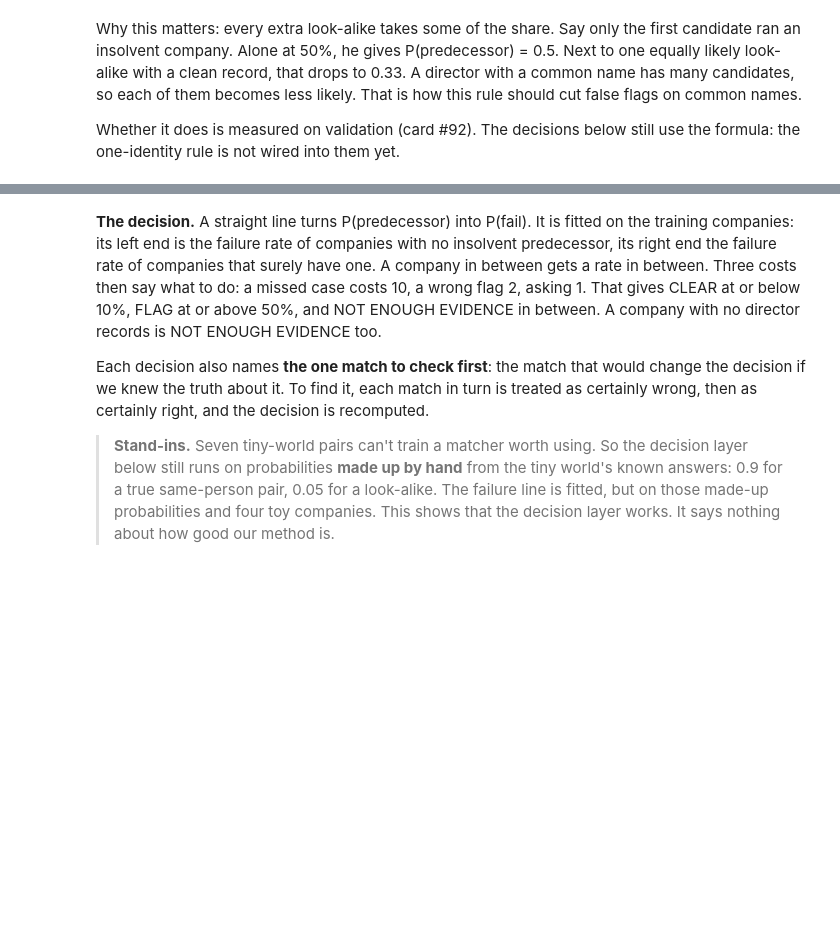
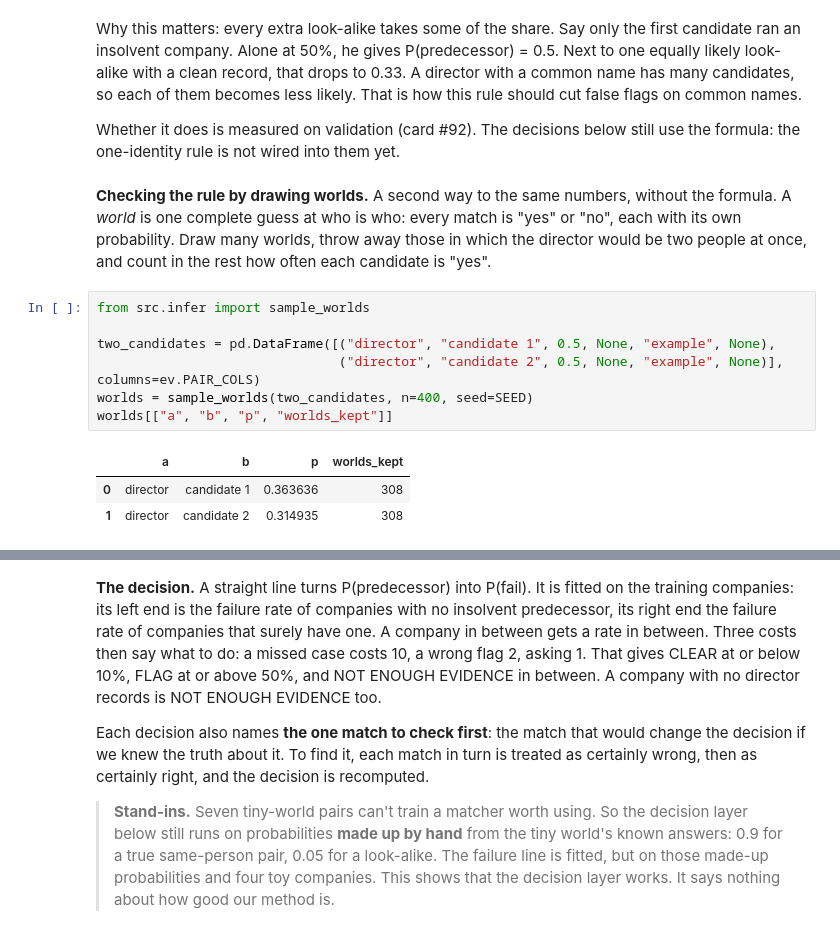
Before and after one commit to C-Nietzschmann/veritas-hackathon, a Jupyter notebook: notebooks/main.ipynb, the cells around one changed output, grey strips where cells are left out. Drawn from its saved outputs; the diff is of its cells as text; blank space fills up the shorter version.

```diff
--- a/notebooks/main.ipynb
+++ b/notebooks/main.ipynb
@@ -230,3 +230,16 @@ he is one of the two: 0.667 (the formula above said 0.75)
 Why this matters: every extra look-alike takes some of the share. Say only the first candidate ran an insolvent company. Alone at 50%, he gives P(predecessor) = 0.5. Next to one equally likely look-alike with a clean record, that drops to 0.33. A director with a common name has many candidates, so each of them becomes less likely. That is how this rule should cut false flags on common names.
 
 Whether it does is measured on validation (card #92). The decisions below still use the formula: the one-identity rule is not wired into them yet.
+# %% [markdown]
+**Checking the rule by drawing worlds.** A second way to the same numbers, without the formula. A *world* is one complete guess at who is who: every match is "yes" or "no", each with its own probability. Draw many worlds, throw away those in which the director would be two people at once, and count in the rest how often each candidate is "yes".
+# %%
+from src.infer import sample_worlds
+
+two_candidates = pd.DataFrame([("director", "candidate 1", 0.5, None, "example", None),
+                               ("director", "candidate 2", 0.5, None, "example", None)], columns=ev.PAIR_COLS)
+worlds = sample_worlds(two_candidates, n=400, seed=SEED)
+worlds[["a", "b", "p", "worlds_kept"]]
+# %% [output]
+|  | a | b | p | worlds_kept |
+| 0 | director | candidate 1 | 0.363636 | 308 |
+| 1 | director | candidate 2 | 0.314935 | 308 |
```
Also changed, not shown: parts of 2 cells of this notebook, 3 other files.
